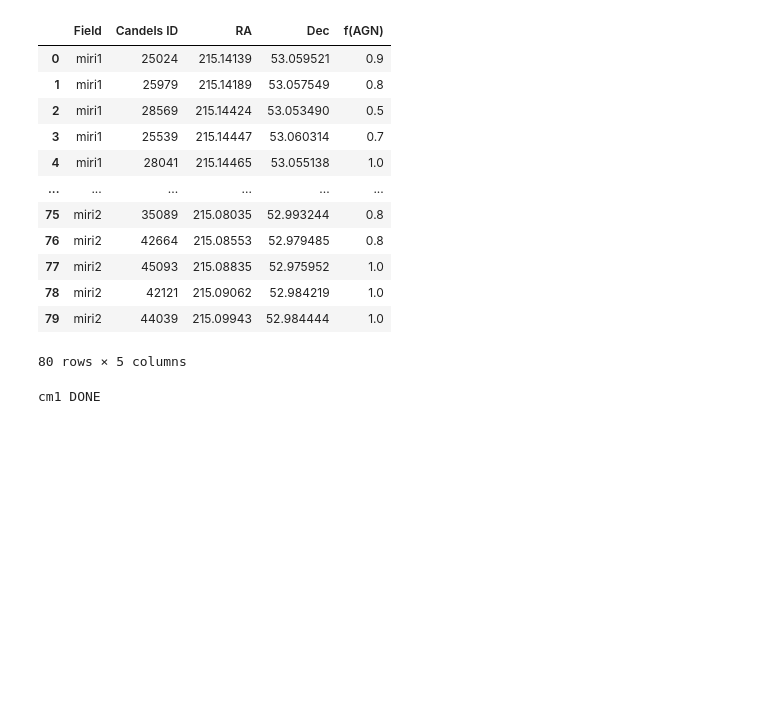
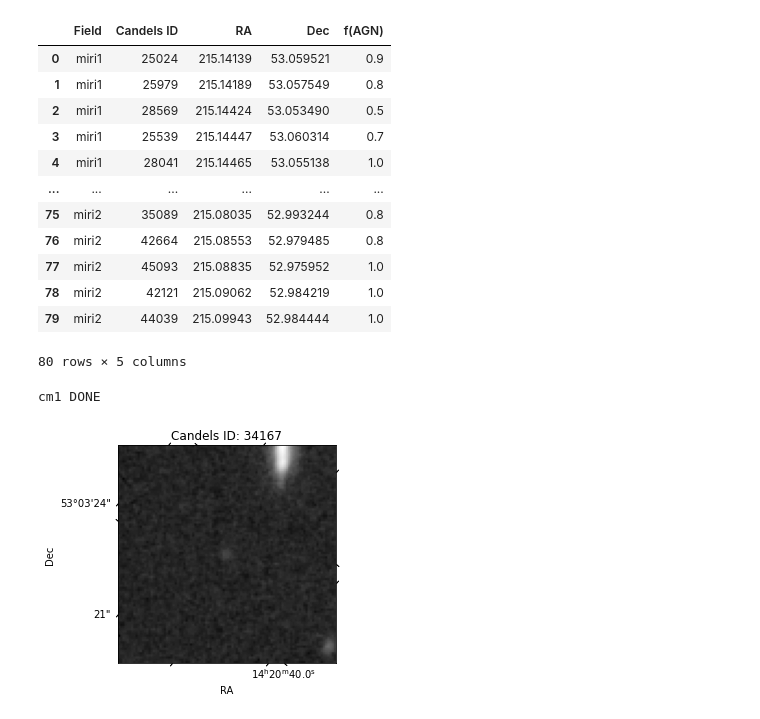
Before and after one commit to parallax-xallaraq/AGNerds, a Jupyter notebook: JWST_AGN_proj2/ImgCuts_AAS_forDrK.ipynb, the cells around one changed output. Drawn from its saved outputs; the diff is of its cells as text; code cells hidden in the pictures; blank space fills up the shorter version.

Commit message:
make basic cutout

```diff
--- a/JWST_AGN_proj2/ImgCuts_AAS_forDrK.ipynb
+++ b/JWST_AGN_proj2/ImgCuts_AAS_forDrK.ipynb
@@ -65,3 +65,40 @@ cm1 DONE
 # cutout = Cutout2D(data, (x, y), (100,100), wcs = wcs)
 # norm1 = ImageNormalize(cutout.data, interval = PercentileInterval(99.99), stretch = AsinhStretch())
 # plt.imshow(cutout.data, origin = 'lower', cmap = 'gray', norm=norm1)
+# %%
+def GetCutout(
+    ra,     # right ascension [deg]
+    dec,    # declination [deg]
+    id,
+    wcs,    # World Coordinate System
+    data    # image data
+):
+    # get position on sky
+    coord = SkyCoord(ra*u.degree,dec*u.degree)
+    x, y = wcs.world_to_pixel(coord)
+    # make cutout
+    cutout = Cutout2D(data, position=(x, y), size=(100,100), wcs=wcs)
+    norm1 = ImageNormalize(cutout.data, interval=PercentileInterval(99.99), stretch=AsinhStretch())
+    # setup figure
+    fig = plt.figure()
+    ax = fig.add_subplot(1, 1, 1, projection=cutout.wcs)
+    ax.set_title('Candels ID: '+str(id))
+    ax.set_xlabel('RA')
+    ax.set_ylabel('Dec')
+    plt.imshow(cutout.data, origin='lower', cmap='gray', norm=norm1)
+# %%
+# example source
+i=40
+ra  = df_agn.at[i,"RA"]
+dec = df_agn.at[i,"Dec"]
+id  = df_agn.at[i,"Candels ID"]
+# %%
+GetCutout(
+    ra,
+    dec,
+    id,
+    wcs_cm1,
+    data_cm1
+)
+# %% [output]
+[figure, added]
```
